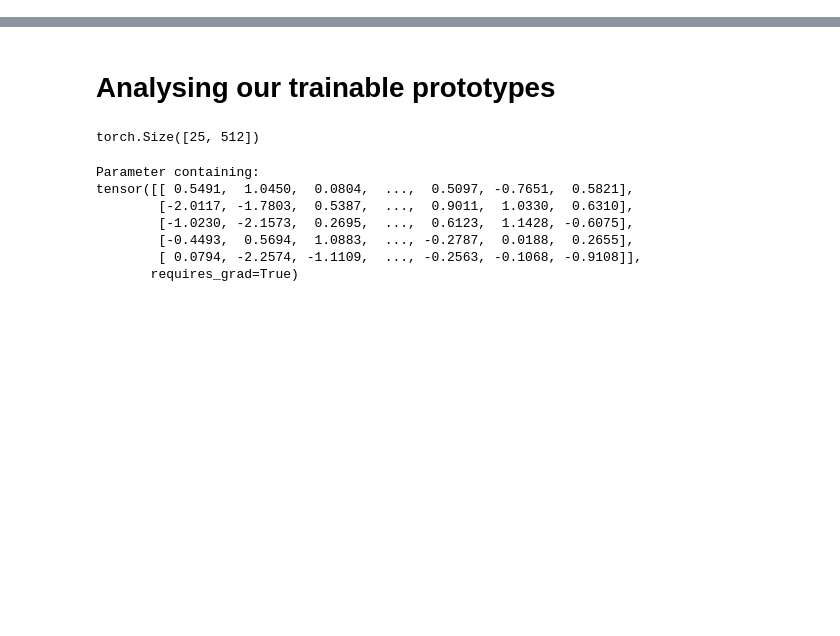
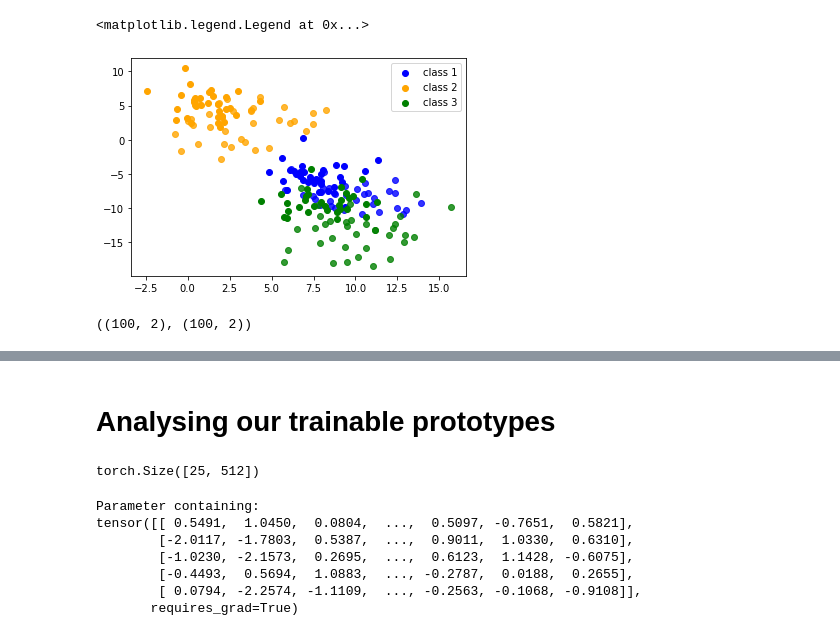
Before and after one commit to ojss/SAMPTransfer, a Jupyter notebook: sk.ipynb, the cells around one changed output, grey strips where cells are left out. Drawn from its saved outputs; the diff is of its cells as text; code cells hidden in the pictures; blank space fills up the shorter version.

```diff
--- a/sk.ipynb
+++ b/sk.ipynb
@@ -0,0 +145,21 @@
+# %%
+Xtr, Xte, ytr, yte = train_test_split(*make_blobs(n_samples=200, cluster_std=1.5), test_size=0.5)
+
+Xte += np.random.randn(*Xte.shape) * 2 + np.array([[2, -3]])
+# %%
+fig, ax = plt.subplots()
+
+for cl, col in zip(range(3), ['blue','orange', 'green']):
+    X = Xtr[ytr==cl,:]
+    ax.scatter(X[:,0], X[:,1], color=col, label='class {}'.format(cl+1))
+    X = Xte[yte==cl,:]
+    ax.scatter(X[:,0], X[:,1], color=col, alpha=0.8,)
+
+ax.legend(loc=0)
+# %% [output]
+<matplotlib.legend.Legend at 0x...>
+[figure, added]
+# %%
+Xtr.shape, Xte.shape
+# %% [output]
+((100, 2), (100, 2))
```
Also changed, not shown: parts of 28 cells of this notebook, 2 other files.
